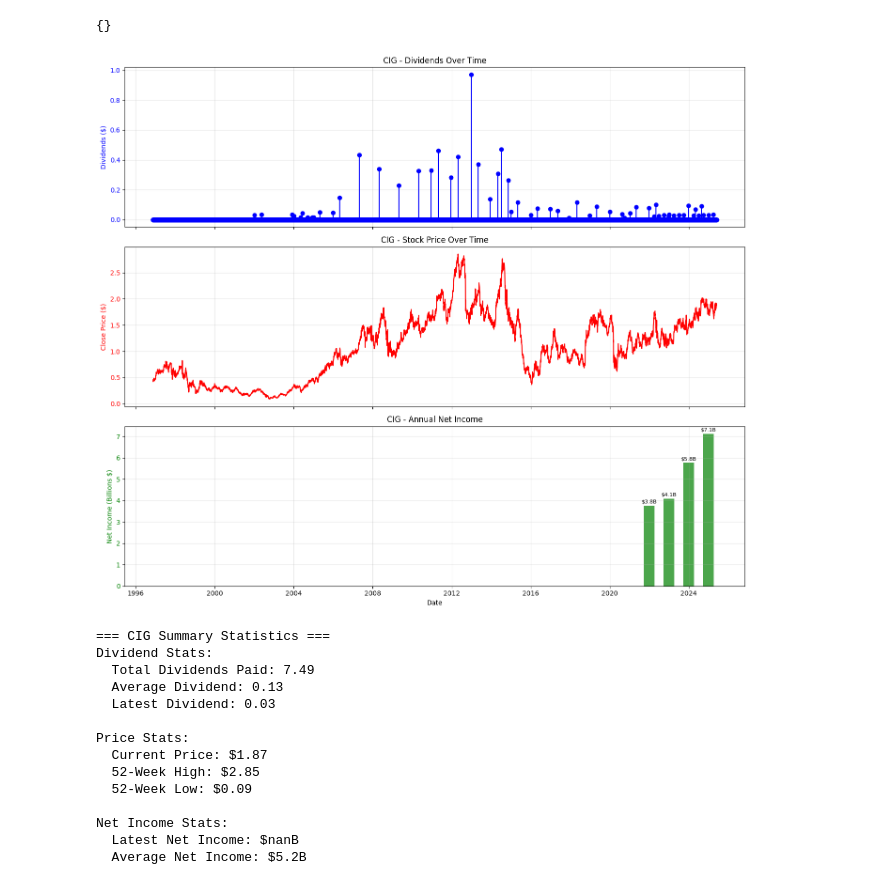
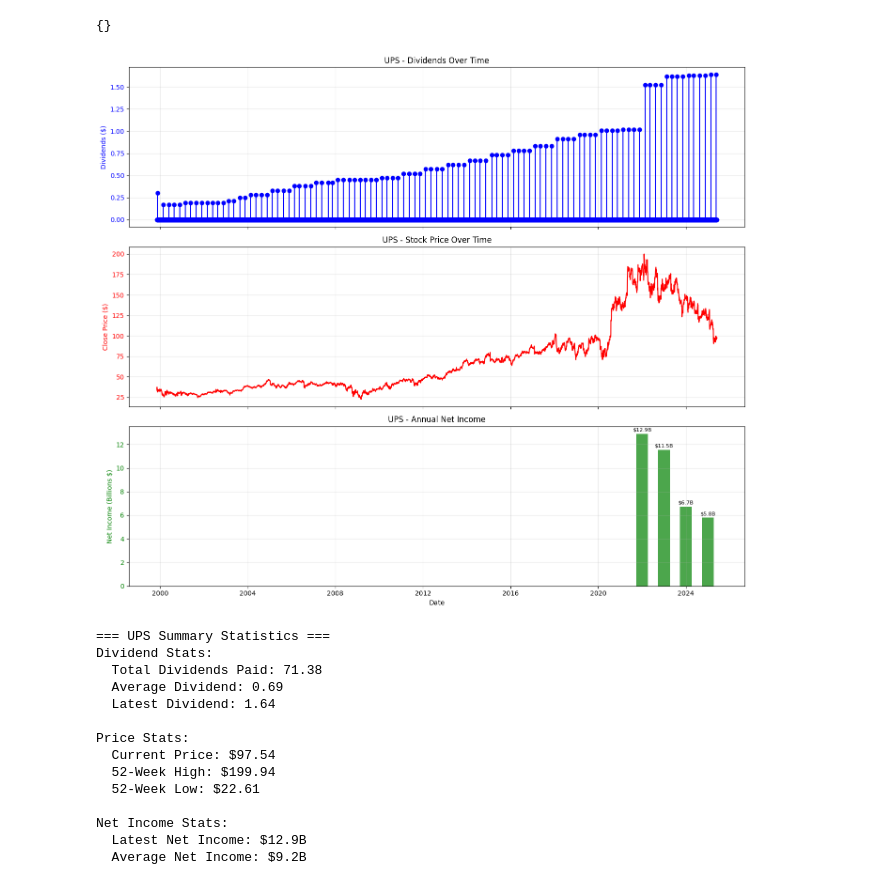
Before and after one commit to sarashs/Wallstreet-Bets, a Jupyter notebook: Notebooks/dividend_stock_finder.ipynb, the cells around one changed output. Drawn from its saved outputs; the diff is of its cells as text; code cells hidden in the pictures.

```diff
--- a/Notebooks/dividend_stock_finder.ipynb
+++ b/Notebooks/dividend_stock_finder.ipynb
@@ -343,7 +343,7 @@ import pandas as pd
 import matplotlib.pyplot as plt
 import numpy as np
 
-ticker = 'CIG' #'KO' 'O' 'UPBD', 'M'
+ticker = 'UPS'#'CIG' 'KO' 'O' 'UPBD', 'M'
 
 # Initialize DataFrames to store data
 all_dividends = pd.DataFrame()
@@ -431,45 +431,45 @@ if not net_income_df.empty:
         ax3.text(date, value + (max(net_income_df['Net_Income']) * 0.01),
                 f'${value:.1f}B', ha='center', va='bottom', fontsize=8)
 else:
     ax3.text(0.5, 0.5, 'Net Income data not available',
              transform=ax3.transAxes, ha='center', va='center', fontsize=12)
     ax3.set_title(f'{ticker} - Net Income (Data Not Available)')
 
 ax3.set_xlabel('Date')
 
 # Adjust layout and show
 plt.tight_layout()
 plt.show()
 
 # Print summary statistics
 print(f"\n=== {ticker} Summary Statistics ===")
 print(f"Dividend Stats:")
 print(f"  Total Dividends Paid: {div_data['Dividends'].sum():.2f}")
 print(f"  Average Dividend: {div_data['Dividends'].mean():.2f}")
 print(f"  Latest Dividend: {div_data['Dividends'].iloc[-1]:.2f}" if not div_data.empty else "  No dividend data")
 
 print(f"\nPrice Stats:")
 print(f"  Current Price: ${price_data['Close'].iloc[-1]:.2f}" if not price_data.empty else "  No price data")
 print(f"  52-Week High: ${price_data['Close'].max():.2f}" if not price_data.empty else "")
 print(f"  52-Week Low: ${price_data['Close'].min():.2f}" if not price_data.empty else "")
 
 if not net_income_df.empty:
     print(f"\nNet Income Stats:")
     print(f"  Latest Net Income: ${net_income_df['Net_Income'].iloc[-1]:.1f}B")
     print(f"  Average Net Income: ${net_income_df['Net_Income'].mean():.1f}B")
 # %% [output]
-[figure, old version]
+[figure, new version]
-=== CIG Summary Statistics ===
+=== UPS Summary Statistics ===
 Dividend Stats:
-  Total Dividends Paid: 7.49
-  Average Dividend: 0.13
-  Latest Dividend: 0.03
+  Total Dividends Paid: 71.38
+  Average Dividend: 0.69
+  Latest Dividend: 1.64
 
 Price Stats:
-  Current Price: $1.87
-  52-Week High: $2.85
-  52-Week Low: $0.09
+  Current Price: $97.54
+  52-Week High: $199.94
+  52-Week Low: $22.61
 
 Net Income Stats:
-  Latest Net Income: $nanB
-  Average Net Income: $5.2B
+  Latest Net Income: $12.9B
+  Average Net Income: $9.2B
```
